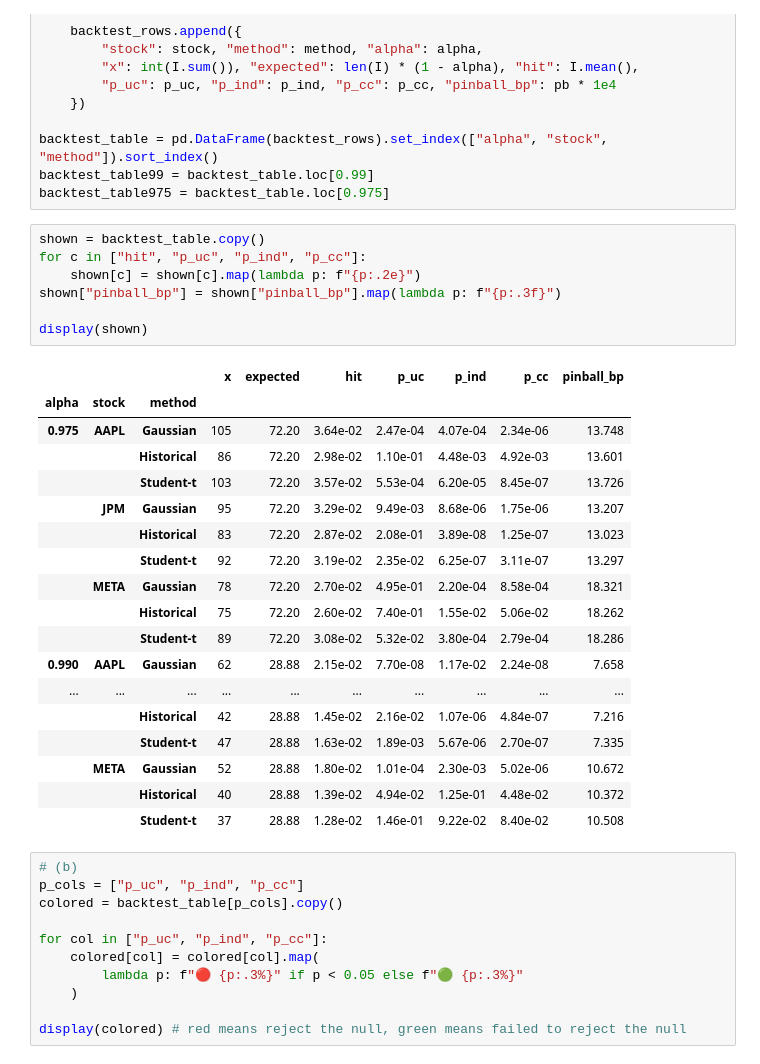
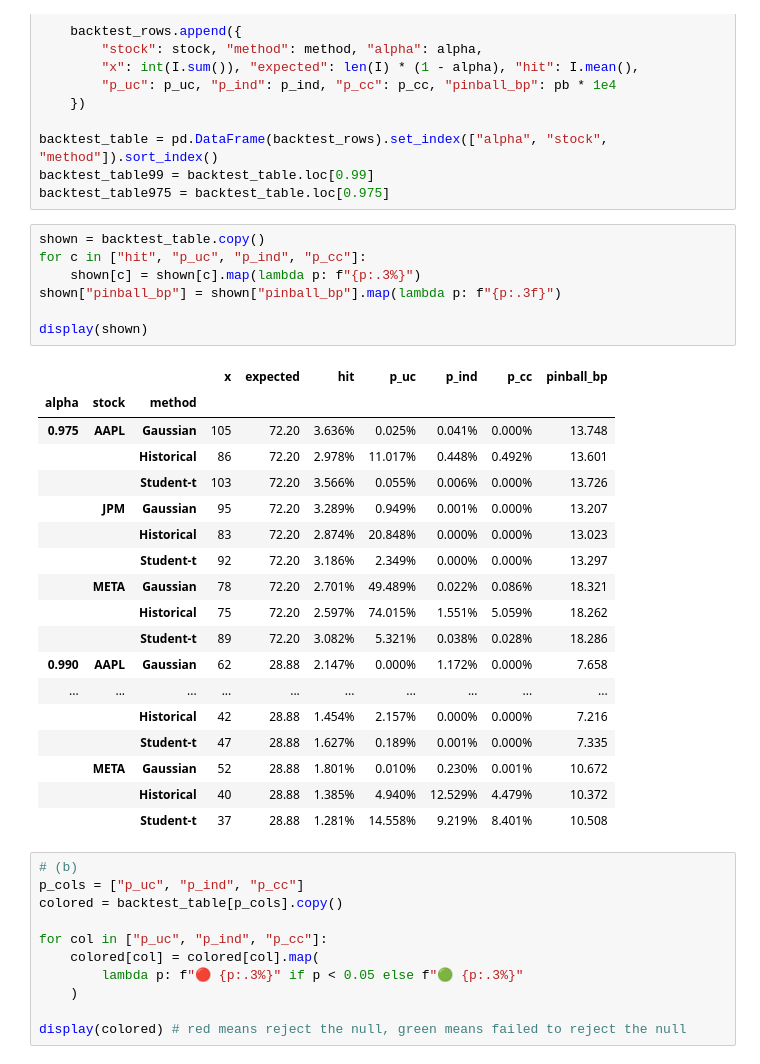
Before and after one commit to RomainFast121/QRM_project, a Jupyter notebook: Project_template.ipynb, the cells around one changed output. Cells and saved outputs as stored; diff of their text form.

```diff
--- a/Project_template.ipynb
+++ b/Project_template.ipynb
@@ -477,29 +478,29 @@ backtest_table975 = backtest_table.loc[0.975]
 # %%
 shown = backtest_table.copy()
 for c in ["hit", "p_uc", "p_ind", "p_cc"]:
-    shown[c] = shown[c].map(lambda p: f"{p:.2e}")
+    shown[c] = shown[c].map(lambda p: f"{p:.3%}")
 shown["pinball_bp"] = shown["pinball_bp"].map(lambda p: f"{p:.3f}")
 
 display(shown)
 # %% [output]
 |  |  |  | x | expected | hit | p_uc | p_ind | p_cc | pinball_bp |
 | alpha | stock | method |  |  |  |  |  |  |  |
-| 0.975 | AAPL | Gaussian | 105 | 72.20 | 3.64e-02 | 2.47e-04 | 4.07e-04 | 2.34e-06 | 13.748 |
-|  |  | Historical | 86 | 72.20 | 2.98e-02 | 1.10e-01 | 4.48e-03 | 4.92e-03 | 13.601 |
-|  |  | Student-t | 103 | 72.20 | 3.57e-02 | 5.53e-04 | 6.20e-05 | 8.45e-07 | 13.726 |
-|  | JPM | Gaussian | 95 | 72.20 | 3.29e-02 | 9.49e-03 | 8.68e-06 | 1.75e-06 | 13.207 |
-|  |  | Historical | 83 | 72.20 | 2.87e-02 | 2.08e-01 | 3.89e-08 | 1.25e-07 | 13.023 |
-|  |  | Student-t | 92 | 72.20 | 3.19e-02 | 2.35e-02 | 6.25e-07 | 3.11e-07 | 13.297 |
-|  | META | Gaussian | 78 | 72.20 | 2.70e-02 | 4.95e-01 | 2.20e-04 | 8.58e-04 | 18.321 |
-|  |  | Historical | 75 | 72.20 | 2.60e-02 | 7.40e-01 | 1.55e-02 | 5.06e-02 | 18.262 |
-|  |  | Student-t | 89 | 72.20 | 3.08e-02 | 5.32e-02 | 3.80e-04 | 2.79e-04 | 18.286 |
-| 0.990 | AAPL | Gaussian | 62 | 28.88 | 2.15e-02 | 7.70e-08 | 1.17e-02 | 2.24e-08 | 7.658 |
+| 0.975 | AAPL | Gaussian | 105 | 72.20 | 3.636% | 0.025% | 0.041% | 0.000% | 13.748 |
+|  |  | Historical | 86 | 72.20 | 2.978% | 11.017% | 0.448% | 0.492% | 13.601 |
+|  |  | Student-t | 103 | 72.20 | 3.566% | 0.055% | 0.006% | 0.000% | 13.726 |
+|  | JPM | Gaussian | 95 | 72.20 | 3.289% | 0.949% | 0.001% | 0.000% | 13.207 |
+|  |  | Historical | 83 | 72.20 | 2.874% | 20.848% | 0.000% | 0.000% | 13.023 |
+|  |  | Student-t | 92 | 72.20 | 3.186% | 2.349% | 0.000% | 0.000% | 13.297 |
+|  | META | Gaussian | 78 | 72.20 | 2.701% | 49.489% | 0.022% | 0.086% | 18.321 |
+|  |  | Historical | 75 | 72.20 | 2.597% | 74.015% | 1.551% | 5.059% | 18.262 |
+|  |  | Student-t | 89 | 72.20 | 3.082% | 5.321% | 0.038% | 0.028% | 18.286 |
+| 0.990 | AAPL | Gaussian | 62 | 28.88 | 2.147% | 0.000% | 1.172% | 0.000% | 7.658 |
 | ... | ... | ... | ... | ... | ... | ... | ... | ... | ... |
-|  |  | Historical | 42 | 28.88 | 1.45e-02 | 2.16e-02 | 1.07e-06 | 4.84e-07 | 7.216 |
-|  |  | Student-t | 47 | 28.88 | 1.63e-02 | 1.89e-03 | 5.67e-06 | 2.70e-07 | 7.335 |
-|  | META | Gaussian | 52 | 28.88 | 1.80e-02 | 1.01e-04 | 2.30e-03 | 5.02e-06 | 10.672 |
-|  |  | Historical | 40 | 28.88 | 1.39e-02 | 4.94e-02 | 1.25e-01 | 4.48e-02 | 10.372 |
-|  |  | Student-t | 37 | 28.88 | 1.28e-02 | 1.46e-01 | 9.22e-02 | 8.40e-02 | 10.508 |
+|  |  | Historical | 42 | 28.88 | 1.454% | 2.157% | 0.000% | 0.000% | 7.216 |
+|  |  | Student-t | 47 | 28.88 | 1.627% | 0.189% | 0.001% | 0.000% | 7.335 |
+|  | META | Gaussian | 52 | 28.88 | 1.801% | 0.010% | 0.230% | 0.001% | 10.672 |
+|  |  | Historical | 40 | 28.88 | 1.385% | 4.940% | 12.529% | 4.479% | 10.372 |
+|  |  | Student-t | 37 | 28.88 | 1.281% | 14.558% | 9.219% | 8.401% | 10.508 |
 # %%
 # (b)
 p_cols = ["p_uc", "p_ind", "p_cc"]
```
Also changed, not shown: parts of 16 cells of this notebook.
